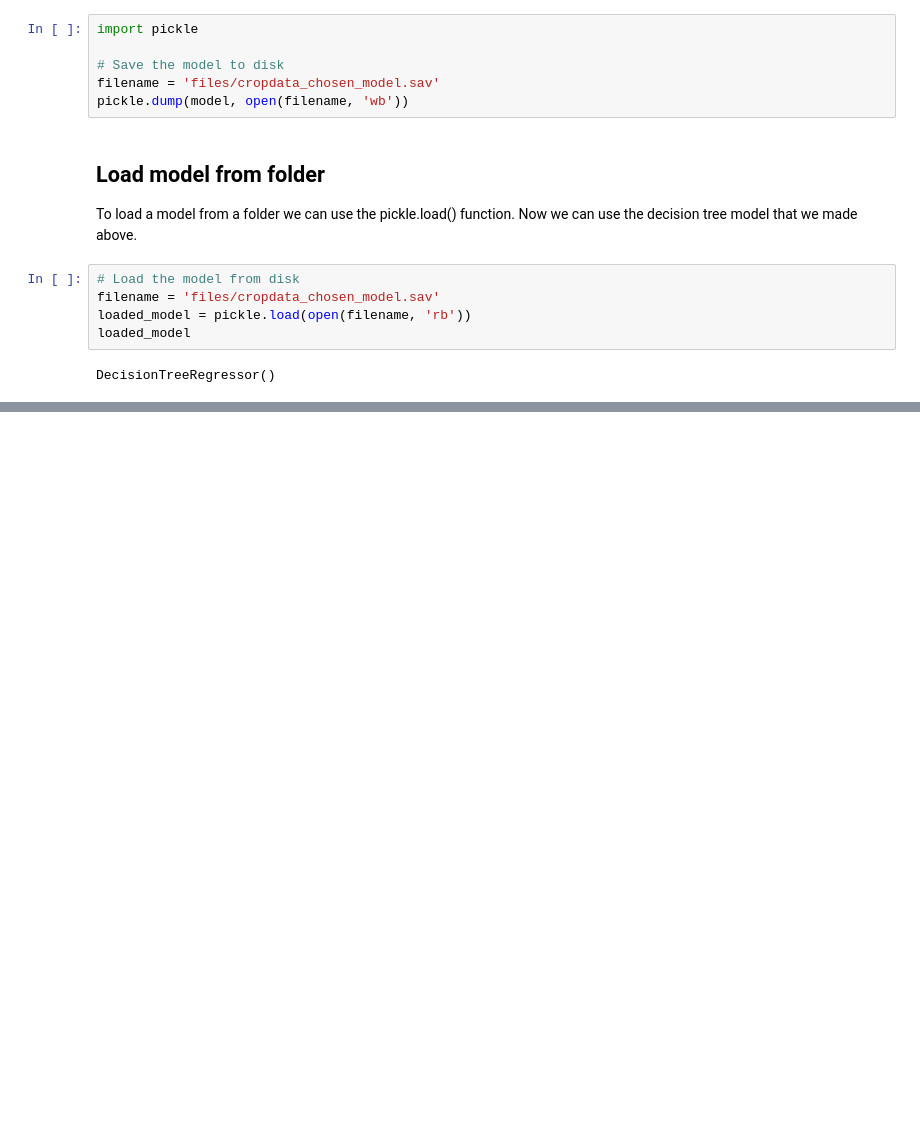
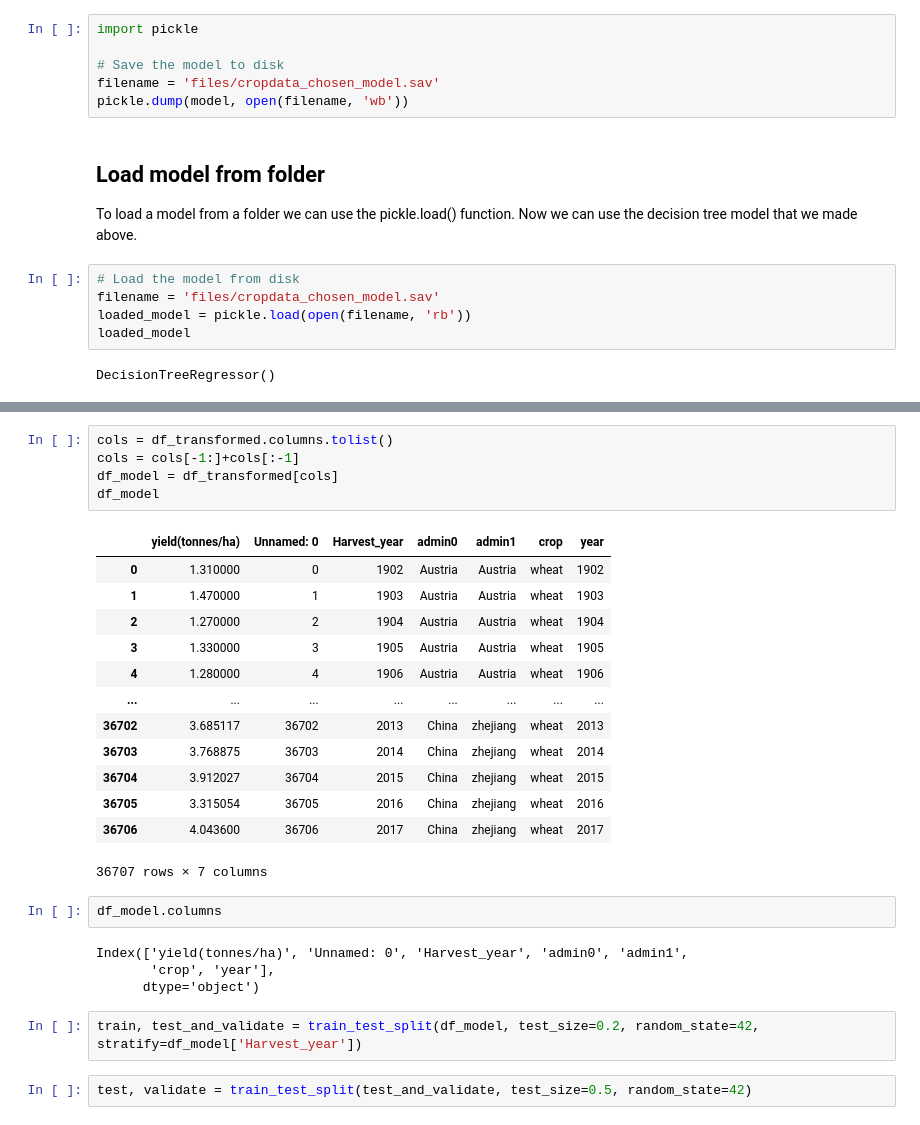
Before and after one commit to kieran31415/DataWizards, a Jupyter notebook: CropData/CropData.ipynb, the cells around one changed output, grey strips where cells are left out. Cells and saved outputs as stored; diff of their text form; blank space fills up the shorter version.

```diff
--- a/CropData/CropData.ipynb
+++ b/CropData/CropData.ipynb
@@ -420,0 +412,29 @@ DecisionTreeRegressor()
+# %%
+cols = df_transformed.columns.tolist()
+cols = cols[-1:]+cols[:-1]
+df_model = df_transformed[cols]
+df_model
+# %% [output]
+|  | yield(tonnes/ha) | Unnamed: 0 | Harvest_year | admin0 | admin1 | crop | year |
+| 0 | 1.310000 | 0 | 1902 | Austria | Austria | wheat | 1902 |
+| 1 | 1.470000 | 1 | 1903 | Austria | Austria | wheat | 1903 |
+| 2 | 1.270000 | 2 | 1904 | Austria | Austria | wheat | 1904 |
+| 3 | 1.330000 | 3 | 1905 | Austria | Austria | wheat | 1905 |
+| 4 | 1.280000 | 4 | 1906 | Austria | Austria | wheat | 1906 |
+| ... | ... | ... | ... | ... | ... | ... | ... |
+| 36702 | 3.685117 | 36702 | 2013 | China | zhejiang | wheat | 2013 |
+| 36703 | 3.768875 | 36703 | 2014 | China | zhejiang | wheat | 2014 |
+| 36704 | 3.912027 | 36704 | 2015 | China | zhejiang | wheat | 2015 |
+| 36705 | 3.315054 | 36705 | 2016 | China | zhejiang | wheat | 2016 |
+| 36706 | 4.043600 | 36706 | 2017 | China | zhejiang | wheat | 2017 |
+36707 rows × 7 columns
+# %%
+df_model.columns
+# %% [output]
+Index(['yield(tonnes/ha)', 'Unnamed: 0', 'Harvest_year', 'admin0', 'admin1',
+       'crop', 'year'],
+      dtype='object')
+# %%
+train, test_and_validate = train_test_split(df_model, test_size=0.2, random_state=42, stratify=df_model['Harvest_year'])
+# %%
+test, validate = train_test_split(test_and_validate, test_size=0.5, random_state=42)
```
Also changed, not shown: parts of 18 cells of this notebook.
